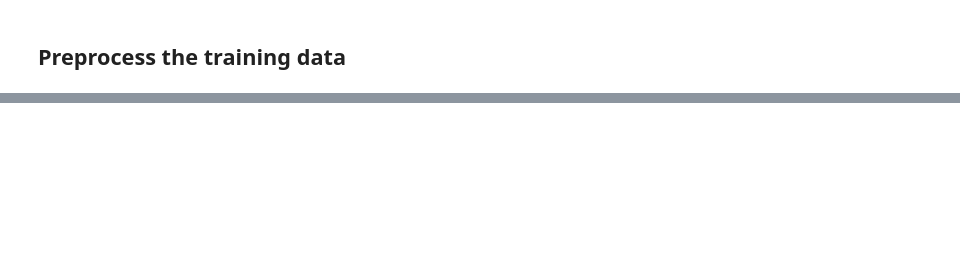
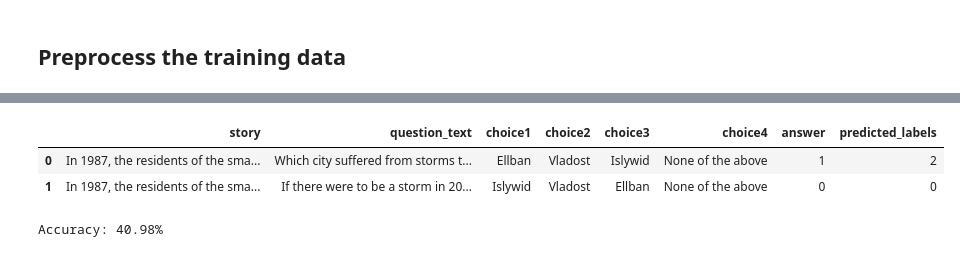
Before and after one commit to anudeep-dasari/temporal-reasoning, a Jupyter notebook: TR_MCQA.ipynb, the cells around one changed output, grey strips where cells are left out. Drawn from its saved outputs; the diff is of its cells as text; code cells hidden in the pictures; blank space fills up the shorter version.

```diff
--- a/TR_MCQA.ipynb
+++ b/TR_MCQA.ipynb
@@ -154,11 +210,11 @@ show_one(datasets["train"][0])
 # %%
 models = {'bert':'bert-base-uncased', 'xlnet': 'xlnet-base-cased','longformer':'allenai/longformer-base-4096','bigbird':'google/bigbird-roberta-base','roberta':'roberta-base'}
 tokenizers = {'bert':'bert-base-uncased', 'xlnet': 'xlnet-base-cased','longformer':'allenai/longformer-base-4096','bigbird':'google/bigbird-roberta-base','roberta':'roberta-base'}
-batch_size = 4
+batch_size = 8
 
 
 #model choices - Bert, Roberta, Xlnet, Longformer, Bigbird
-model_choice = models['roberta']
+model_choice = models['xlnet']
 
 #initialize tokenizer
 tokenizer = AutoTokenizer.from_pretrained(model_choice, use_fast=True)
@@ -337,3 +445,21 @@ for index, row in result_test_df.iterrows():
 
     # Append the predicted label to the list
     predicted_labels.append(predicted_class)
+# %%
+result_test_df['answer'] = list(answers)
+result_test_df['predicted_labels'] = predicted_labels
+result_test_df.head(2)
+# %% [output]
+|  | story | question_text | choice1 | choice2 | choice3 | choice4 | answer | predicted_labels |
+| 0 | In 1987, the residents of the sma... | Which city suffered from storms t... | Ellban | Vladost | Islywid | None of the above | 1 | 2 |
+| 1 | In 1987, the residents of the sma... | If there were to be a storm in 20... | Islywid | Vladost | Ellban | None of the above | 0 | 0 |
+# %%
+# Assuming you have a DataFrame named result_test_df
+correct_predictions = result_test_df['answer'] == result_test_df['predicted_labels']
+
+# Calculate accuracy
+accuracy = correct_predictions.sum() / len(correct_predictions)
+
+print(f"Accuracy: {accuracy * 100:.2f}%")
+# %% [output]
+Accuracy: 40.98%
```
Also changed, not shown: parts of 17 cells of this notebook.
